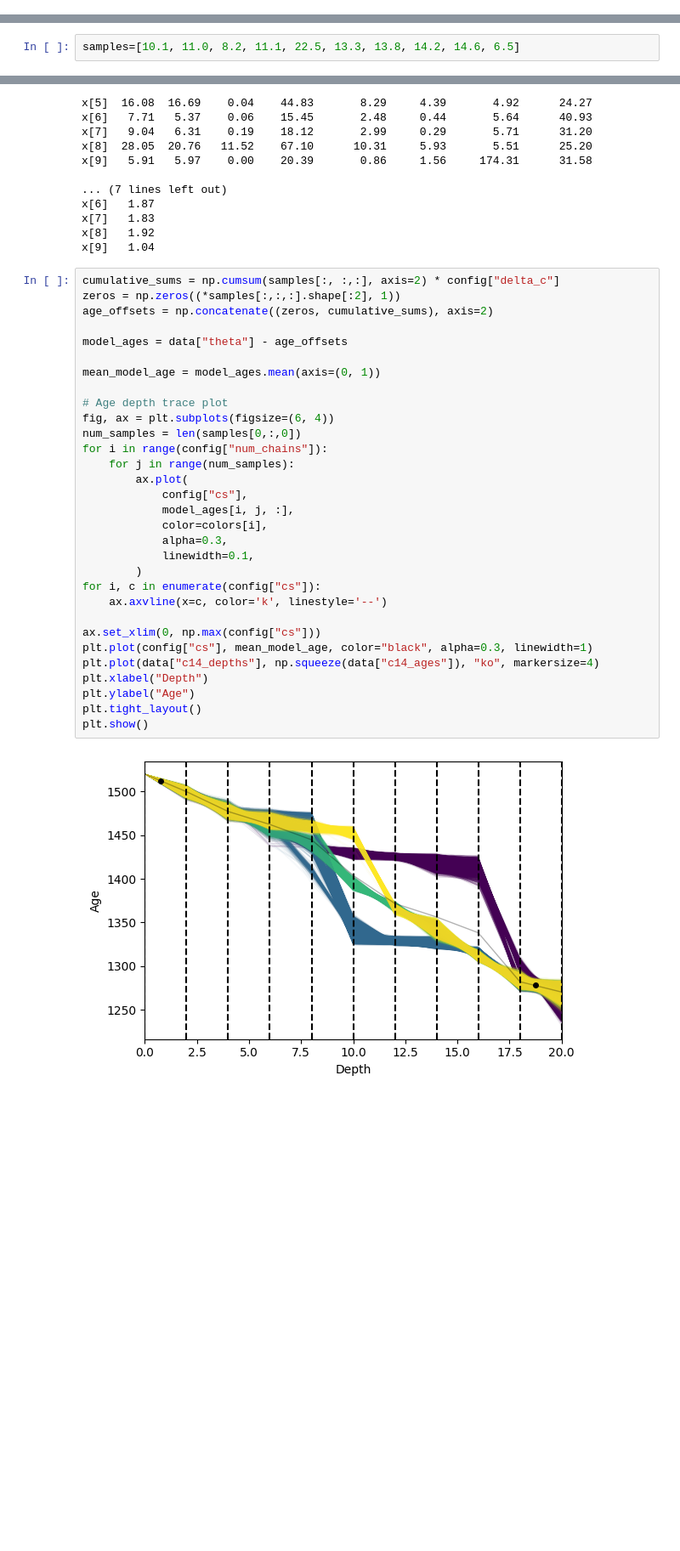
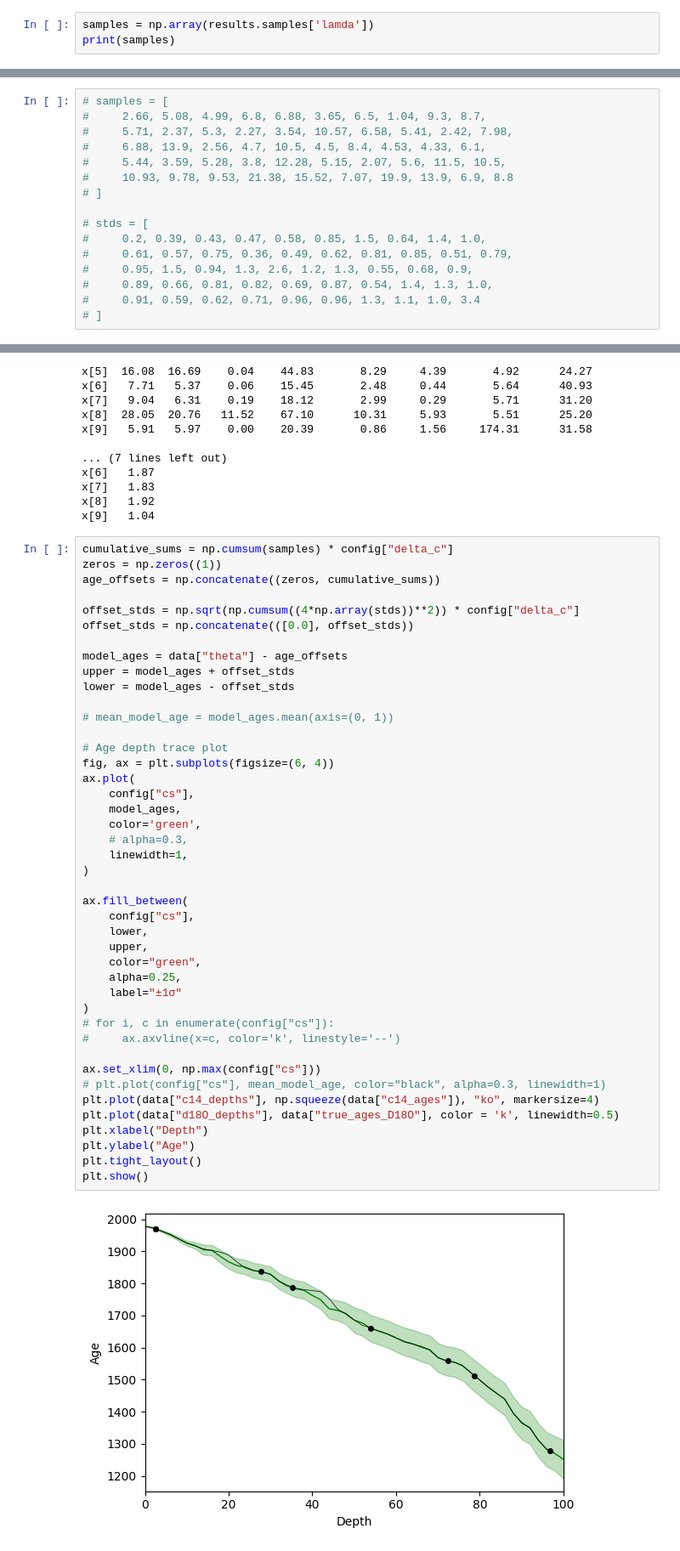
Before and after one commit to hannakjellson/Sampling-for-age-depth-modelling, a Jupyter notebook: python/src/age_depth_models/NS/plot.ipynb, the cells around one changed output, grey strips where cells are left out. Shown at 85% size. Saved outputs shown, nothing was run; the diff lists cells and outputs as text; blank space fills up the shorter version.

```diff
--- a/python/src/age_depth_models/NS/plot.ipynb
+++ b/python/src/age_depth_models/NS/plot.ipynb
@@ -12,0 +16,3 @@ N10_H20_delta_c2.00_num_samples100000_num_chains4_a1.50_b0.27
+# %%
+samples = np.array(results.samples['lamda'])
+print(samples)
@@ -13,5 +33,19 @@ N10_H20_delta_c2.00_num_samples100000_num_chains4_a1.50_b0.27
 # %%
-samples=[10.1, 11.0, 8.2, 11.1, 22.5, 13.3, 13.8, 14.2, 14.6, 6.5]
+# samples = [
+#     2.66, 5.08, 4.99, 6.8, 6.88, 3.65, 6.5, 1.04, 9.3, 8.7,
+#     5.71, 2.37, 5.3, 2.27, 3.54, 10.57, 6.58, 5.41, 2.42, 7.98,
+#     6.88, 13.9, 2.56, 4.7, 10.5, 4.5, 8.4, 4.53, 4.33, 6.1,
+#     5.44, 3.59, 5.28, 3.8, 12.28, 5.15, 2.07, 5.6, 11.5, 10.5,
+#     10.93, 9.78, 9.53, 21.38, 15.52, 7.07, 19.9, 13.9, 6.9, 8.8
+# ]
+
+# stds = [
+#     0.2, 0.39, 0.43, 0.47, 0.58, 0.85, 1.5, 0.64, 1.4, 1.0,
+#     0.61, 0.57, 0.75, 0.36, 0.49, 0.62, 0.81, 0.85, 0.51, 0.79,
+#     0.95, 1.5, 0.94, 1.3, 2.6, 1.2, 1.3, 0.55, 0.68, 0.9,
+#     0.89, 0.66, 0.81, 0.82, 0.69, 0.87, 0.54, 1.4, 1.3, 1.0,
+#     0.91, 0.59, 0.62, 0.71, 0.96, 0.96, 1.3, 1.1, 1.0, 3.4
+# ]
 # %%
 def expected_ages(N, delta_c, cs, theta, num_depths, depths, sed_rates, indices):
     cumulative_sum_vec = [0.0] * (N + 1)
@@ -83,35 +118,47 @@ x[7]   1.83
 x[8]   1.92
 x[9]   1.04
 # %%
-cumulative_sums = np.cumsum(samples[:, :,:], axis=2) * config["delta_c"]
-zeros = np.zeros((*samples[:,:,:].shape[:2], 1))
-age_offsets = np.concatenate((zeros, cumulative_sums), axis=2)
+cumulative_sums = np.cumsum(samples) * config["delta_c"]
+zeros = np.zeros((1))
+age_offsets = np.concatenate((zeros, cumulative_sums))
+
+offset_stds = np.sqrt(np.cumsum((4*np.array(stds))**2)) * config["delta_c"]
+offset_stds = np.concatenate(([0.0], offset_stds))
 
 model_ages = data["theta"] - age_offsets
+upper = model_ages + offset_stds
+lower = model_ages - offset_stds
 
-mean_model_age = model_ages.mean(axis=(0, 1))
+# mean_model_age = model_ages.mean(axis=(0, 1))
 
 # Age depth trace plot
 fig, ax = plt.subplots(figsize=(6, 4))
-num_samples = len(samples[0,:,0])
-for i in range(config["num_chains"]):
-    for j in range(num_samples):
-        ax.plot(
-            config["cs"],
-            model_ages[i, j, :],
-            color=colors[i],
-            alpha=0.3,
-            linewidth=0.1,
-        )
-for i, c in enumerate(config["cs"]):
-    ax.axvline(x=c, color='k', linestyle='--')
+ax.plot(
+    config["cs"],
+    model_ages,
+    color='green',
+    # alpha=0.3,
+    linewidth=1,
+)
+
+ax.fill_between(
+    config["cs"],
+    lower,
+    upper,
+    color="green",
+    alpha=0.25,
+    label="±1σ"
+)
+# for i, c in enumerate(config["cs"]):
+#     ax.axvline(x=c, color='k', linestyle='--')
 
 ax.set_xlim(0, np.max(config["cs"]))
-plt.plot(config["cs"], mean_model_age, color="black", alpha=0.3, linewidth=1)
+# plt.plot(config["cs"], mean_model_age, color="black", alpha=0.3, linewidth=1)
 plt.plot(data["c14_depths"], np.squeeze(data["c14_ages"]), "ko", markersize=4)
+plt.plot(data["d18O_depths"], data["true_ages_D18O"], color = 'k', linewidth=0.5)
 plt.xlabel("Depth")
 plt.ylabel("Age")
 plt.tight_layout()
 plt.show()
 # %% [output]
-[figure, old version]
+[figure, new version]
```
Also changed, not shown: parts of 5 cells of this notebook, 2 other files.
